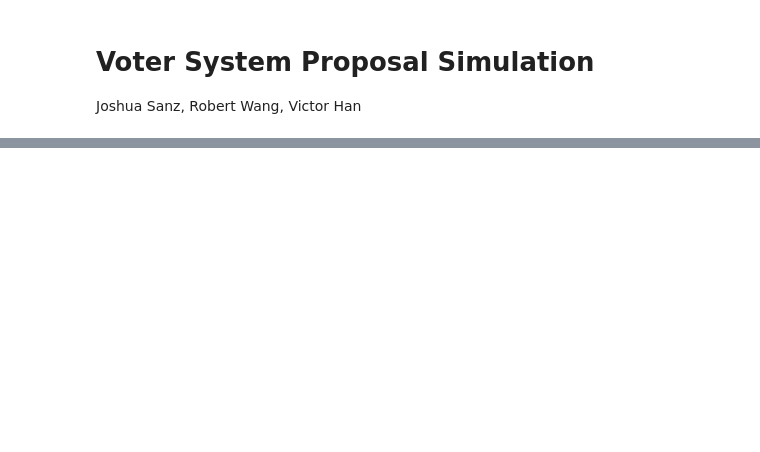
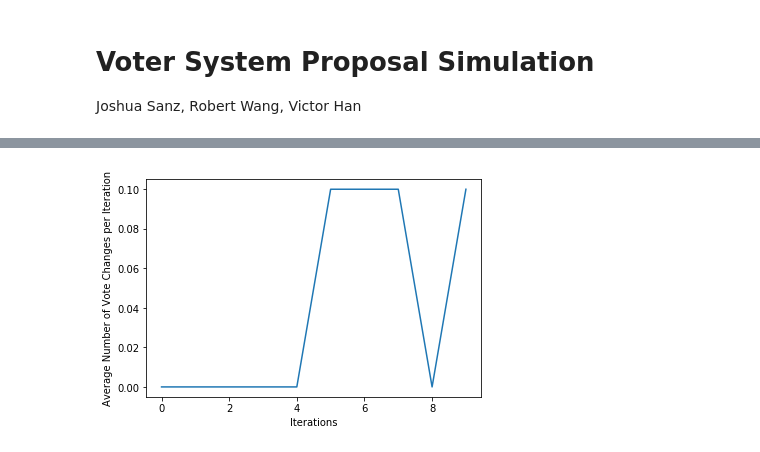
Before and after one commit to vhan95/EECS126_project, a Jupyter notebook: proposal.ipynb, the cells around one changed output, grey strips where cells are left out. Cells and saved outputs as stored; diff of their text form; code cells hidden in the pictures; blank space fills up the shorter version.

```diff
--- a/proposal.ipynb
+++ b/proposal.ipynb
@@ -52,0 +70,6 @@ vm.draw()
+# %%
+# Plot the average number of belief changes per iteration
+plt.figure()
+plot_flux(flux_arr)
+# %% [output]
+[figure, added]
```
Also changed, not shown: parts of 11 cells of this notebook, 1 other file.
